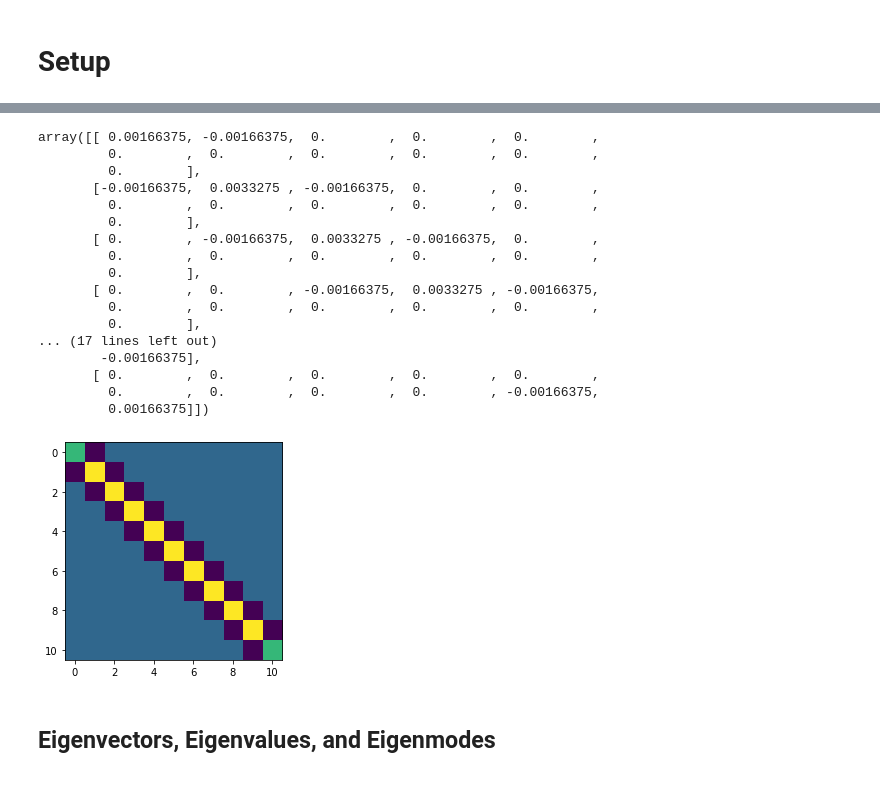
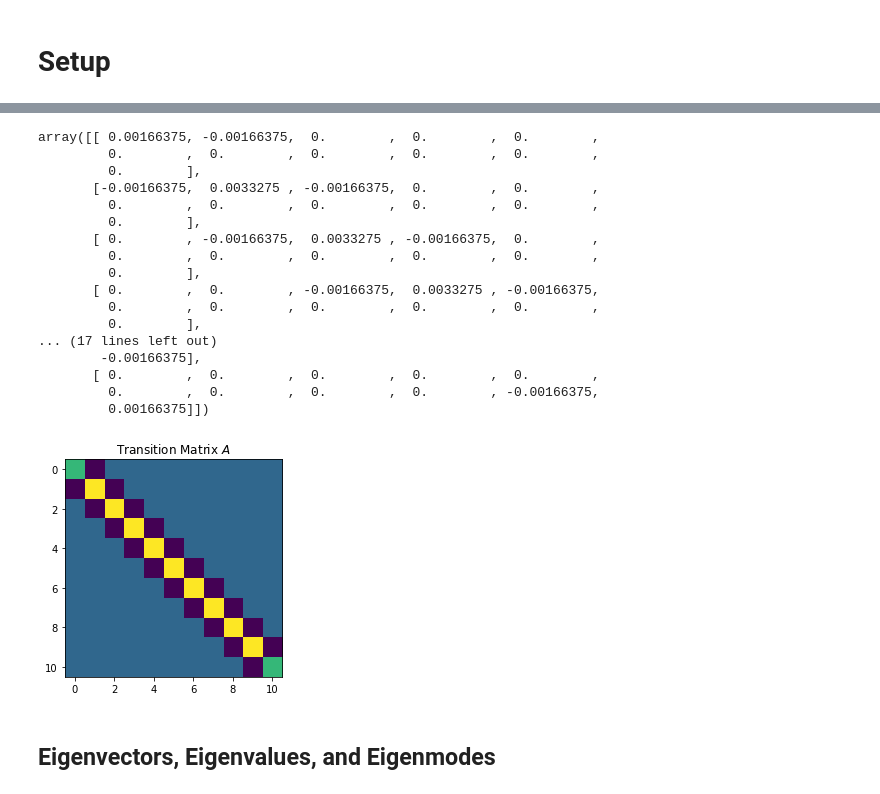
Before and after one commit to margotwagner/diffusion-model, a Jupyter notebook: notebooks/markov-eigenmode-validation/eme-random-walk-1d-validation.ipynb, the cells around one changed output, grey strips where cells are left out. Cells and saved outputs as stored; diff of their text form; code cells hidden in the pictures.

```diff
--- a/notebooks/markov-eigenmode-validation/eme-random-walk-1d-validation.ipynb
+++ b/notebooks/markov-eigenmode-validation/eme-random-walk-1d-validation.ipynb
@@ -272,31 +287,32 @@ def transition_matrix_maker(
 # %%
 # find probability of moving one step
 kdt, k = get_jump_probability(
     line_length, n_spatial_locs, diffusion_constant_D, dt
 )
 
 A = transition_matrix_maker(-k, n_spatial_locs)
 plt.imshow(A)
+plt.title("Transition Matrix $A$")
 A
 # %% [output]
 array([[ 0.00166375, -0.00166375,  0.        ,  0.        ,  0.        ,
          0.        ,  0.        ,  0.        ,  0.        ,  0.        ,
          0.        ],
        [-0.00166375,  0.0033275 , -0.00166375,  0.        ,  0.        ,
          0.        ,  0.        ,  0.        ,  0.        ,  0.        ,
          0.        ],
        [ 0.        , -0.00166375,  0.0033275 , -0.00166375,  0.        ,
          0.        ,  0.        ,  0.        ,  0.        ,  0.        ,
          0.        ],
        [ 0.        ,  0.        , -0.00166375,  0.0033275 , -0.00166375,
          0.        ,  0.        ,  0.        ,  0.        ,  0.        ,
          0.        ],
 ... (17 lines left out)
         -0.00166375],
        [ 0.        ,  0.        ,  0.        ,  0.        ,  0.        ,
          0.        ,  0.        ,  0.        ,  0.        , -0.00166375,
          0.00166375]])
-[figure, old version]
+[figure, new version]
 # %% [markdown]
 ## Eigenvectors, Eigenvalues, and Eigenmodes
 # %%
```
Also changed, not shown: parts of 10 cells of this notebook.
